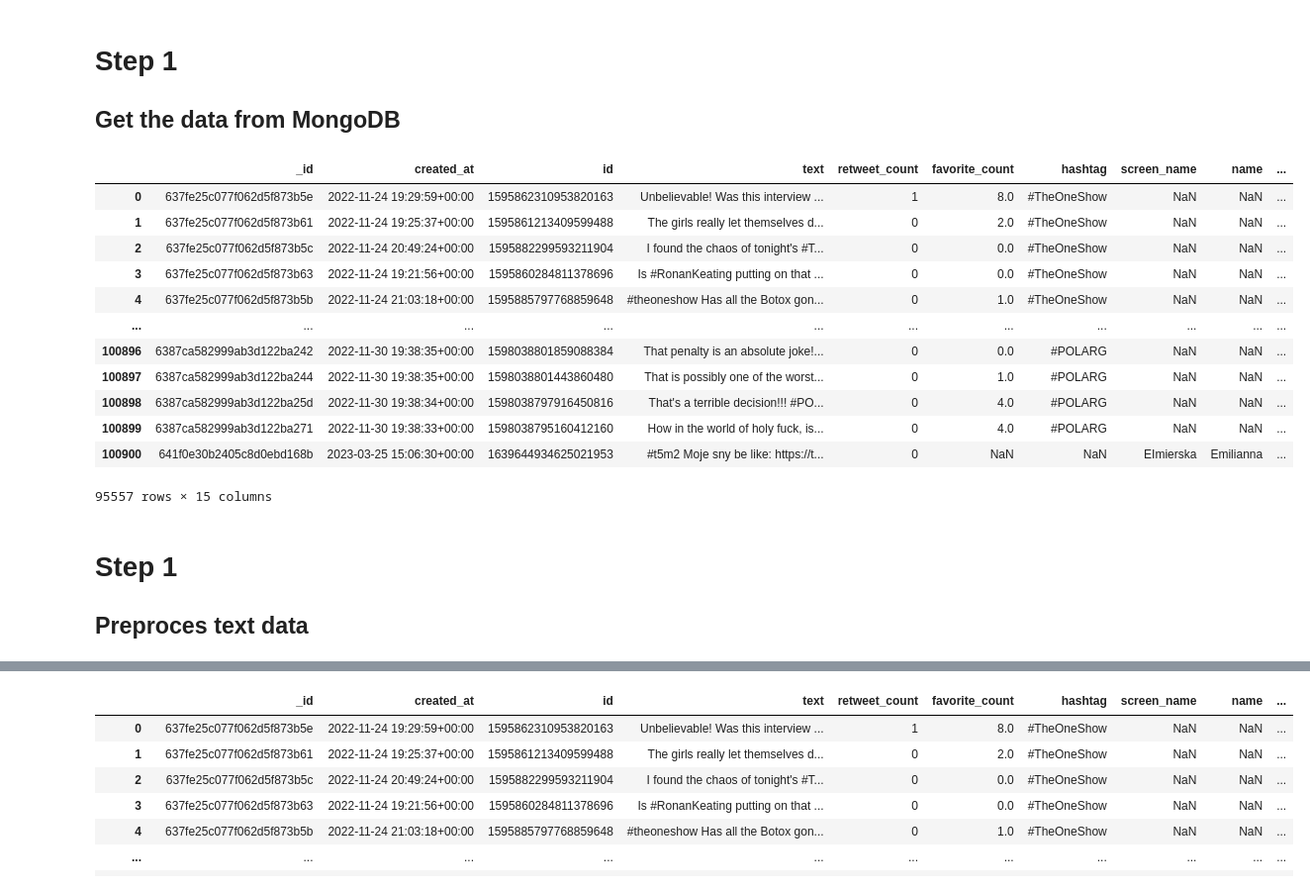
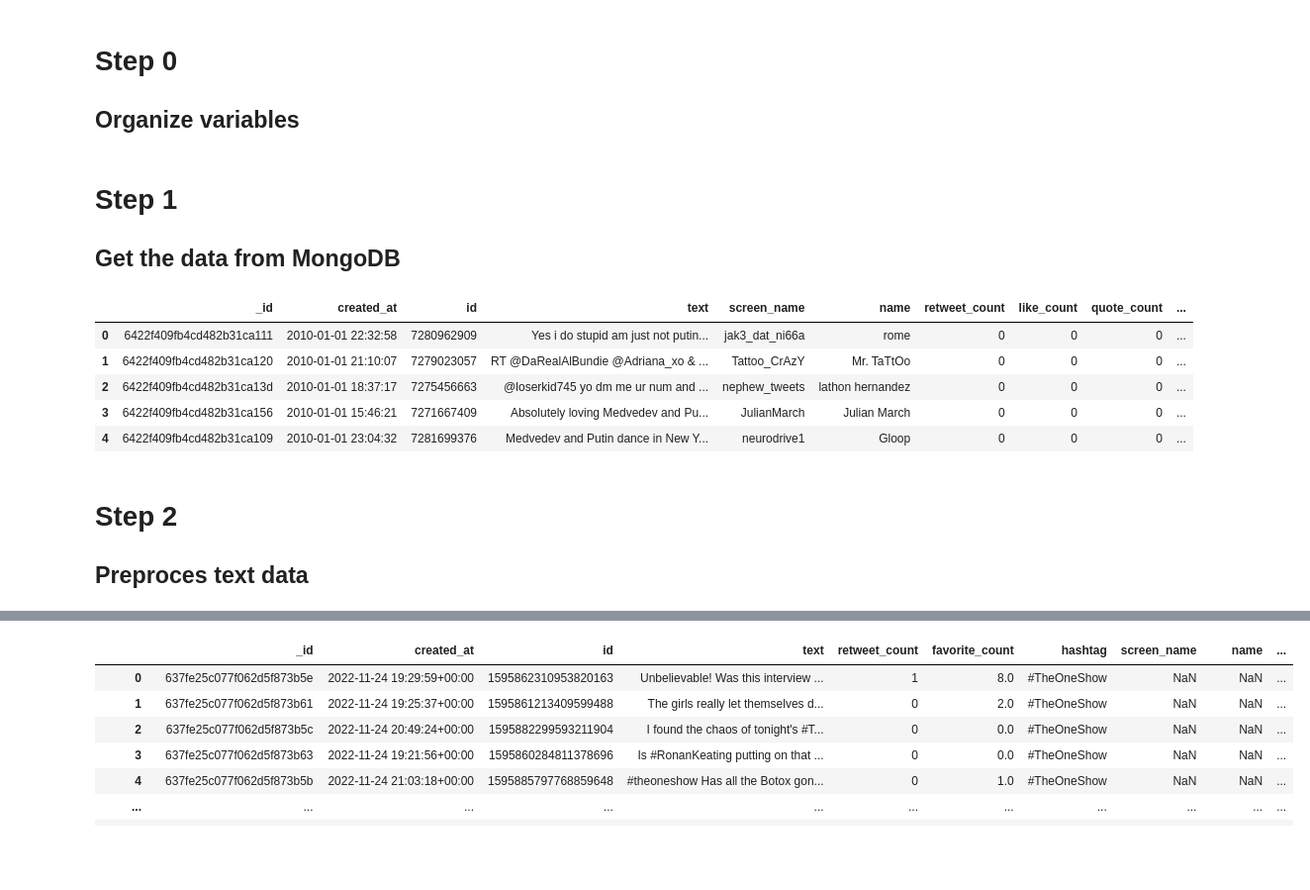
Before and after one commit to dmodzelewski/TwitterAnalysis, a Jupyter notebook: AnalysisOfData/DataPreprocessing.ipynb, the cells around one changed output, grey strips where cells are left out. Shown at 99% size. Cells and saved outputs as stored; diff of their text form; code cells hidden in the pictures; blank space fills up the shorter version.

```diff
--- a/AnalysisOfData/DataPreprocessing.ipynb
+++ b/AnalysisOfData/DataPreprocessing.ipynb
@@ -25,0 +21,3 @@ sns.set()
+# %% [markdown]
+# Step 0
+## Organize variables
@@ -38,23 +436,17 @@ query = {}
 cursor = collection.find(query)
 df = pd.DataFrame(list(cursor))
 # Drop duplicates by id to only get different text data
-df.drop_duplicates(subset=["id"],inplace=True)
+df.drop_duplicates(subset=["id"], inplace=True)
+df.drop_duplicates(subset=["text"], inplace=True)
 # %%
-df
+df.head()
 # %% [output]
-|  | _id | created_at | id | text | retweet_count | favorite_count | hashtag | screen_name | name | ... |
-| 0 | 637fe25c077f062d5f873b5e | 2022-11-24 19:29:59+00:00 | 1595862310953820163 | Unbelievable! Was this interview ... | 1 | 8.0 | #TheOneShow | NaN | NaN | ... |
-| 1 | 637fe25c077f062d5f873b61 | 2022-11-24 19:25:37+00:00 | 1595861213409599488 | The girls really let themselves d... | 0 | 2.0 | #TheOneShow | NaN | NaN | ... |
-| 2 | 637fe25c077f062d5f873b5c | 2022-11-24 20:49:24+00:00 | 1595882299593211904 | I found the chaos of tonight's #T... | 0 | 0.0 | #TheOneShow | NaN | NaN | ... |
-| 3 | 637fe25c077f062d5f873b63 | 2022-11-24 19:21:56+00:00 | 1595860284811378696 | Is #RonanKeating putting on that ... | 0 | 0.0 | #TheOneShow | NaN | NaN | ... |
-| 4 | 637fe25c077f062d5f873b5b | 2022-11-24 21:03:18+00:00 | 1595885797768859648 | #theoneshow Has all the Botox gon... | 0 | 1.0 | #TheOneShow | NaN | NaN | ... |
-| ... | ... | ... | ... | ... | ... | ... | ... | ... | ... | ... |
-| 100896 | 6387ca582999ab3d122ba242 | 2022-11-30 19:38:35+00:00 | 1598038801859088384 | That penalty is an absolute joke!... | 0 | 0.0 | #POLARG | NaN | NaN | ... |
-| 100897 | 6387ca582999ab3d122ba244 | 2022-11-30 19:38:35+00:00 | 1598038801443860480 | That is possibly one of the worst... | 0 | 1.0 | #POLARG | NaN | NaN | ... |
-| 100898 | 6387ca582999ab3d122ba25d | 2022-11-30 19:38:34+00:00 | 1598038797916450816 | That's a terrible decision!!! #PO... | 0 | 4.0 | #POLARG | NaN | NaN | ... |
-| 100899 | 6387ca582999ab3d122ba271 | 2022-11-30 19:38:33+00:00 | 1598038795160412160 | How in the world of holy fuck, is... | 0 | 4.0 | #POLARG | NaN | NaN | ... |
-| 100900 | 641f0e30b2405c8d0ebd168b | 2023-03-25 15:06:30+00:00 | 1639644934625021953 | #t5m2 Moje sny be like: https://t... | 0 | NaN | NaN | EImierska | Emilianna | ... |
+|  | _id | created_at | id | text | screen_name | name | retweet_count | like_count | quote_count | ... |
+| 0 | 6422f409fb4cd482b31ca111 | 2010-01-01 22:32:58 | 7280962909 | Yes i do stupid am just not putin... | jak3_dat_ni66a | rome | 0 | 0 | 0 | ... |
+| 1 | 6422f409fb4cd482b31ca120 | 2010-01-01 21:10:07 | 7279023057 | RT @DaRealAlBundie @Adriana_xo & ... | Tattoo_CrAzY | Mr. TaTtOo | 0 | 0 | 0 | ... |
+| 2 | 6422f409fb4cd482b31ca13d | 2010-01-01 18:37:17 | 7275456663 | @loserkid745 yo dm me ur num and ... | nephew_tweets | lathon hernandez | 0 | 0 | 0 | ... |
+| 3 | 6422f409fb4cd482b31ca156 | 2010-01-01 15:46:21 | 7271667409 | Absolutely loving Medvedev and Pu... | JulianMarch | Julian March | 0 | 0 | 0 | ... |
+| 4 | 6422f409fb4cd482b31ca109 | 2010-01-01 23:04:32 | 7281699376 | Medvedev and Putin dance in New Y... | neurodrive1 | Gloop | 0 | 0 | 0 | ... |
-95557 rows × 15 columns
 # %% [markdown]
-# Step 1
+# Step 2
 ## Preproces text data
```
Also changed, not shown: parts of 8 cells of this notebook, 4 other files.
